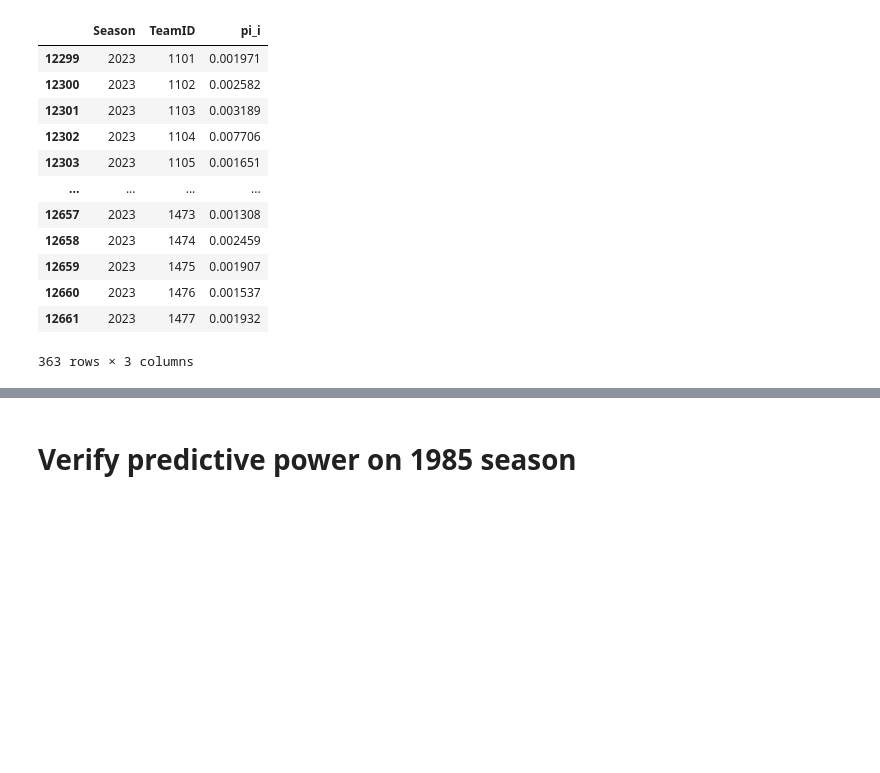
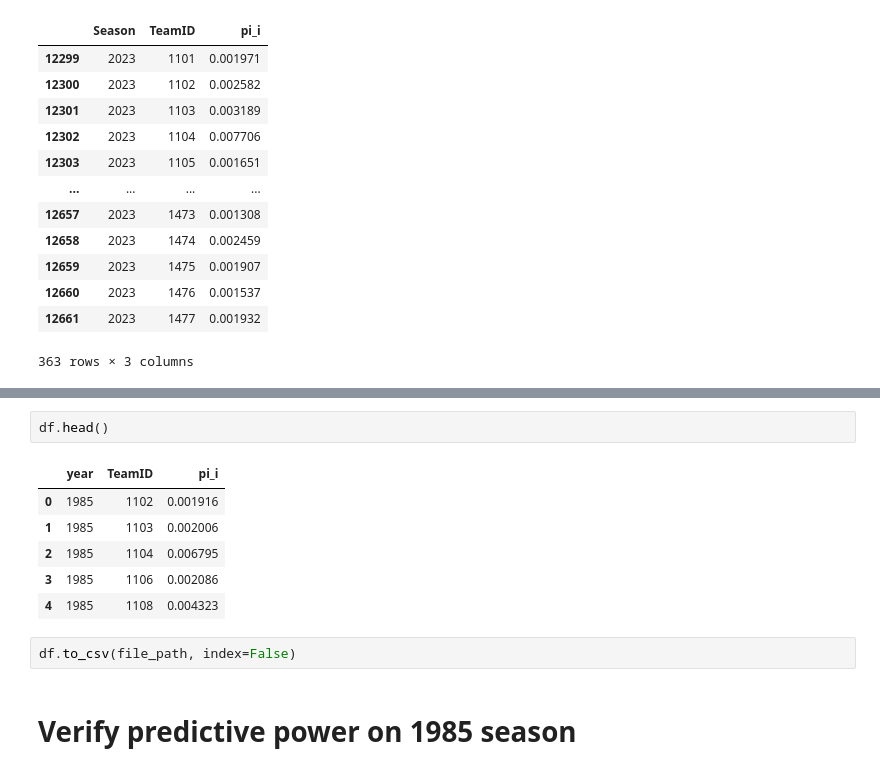
Before and after one commit to dylanfarrell/march-madness-bracket-prediction, a Jupyter notebook: data_engineering/stationary_probabilities.ipynb, the cells around one changed output, grey strips where cells are left out. Drawn from its saved outputs; the diff is of its cells as text; blank space fills up the shorter version.

```diff
--- a/stationary_probabilities.ipynb
+++ b/data_engineering/stationary_probabilities.ipynb
@@ -242,3 +263,14 @@ markov_df[markov_df['Season']==2023]
+# %%
+df.head()
+# %% [output]
+|  | year | TeamID | pi_i |
+| 0 | 1985 | 1102 | 0.001916 |
+| 1 | 1985 | 1103 | 0.002006 |
+| 2 | 1985 | 1104 | 0.006795 |
+| 3 | 1985 | 1106 | 0.002086 |
+| 4 | 1985 | 1108 | 0.004323 |
+# %%
+df.to_csv(file_path, index=False)
 # %% [markdown]
 # Verify predictive power on 1985 season
 # %%
```
Also changed, not shown: parts of 6 cells of this notebook.
